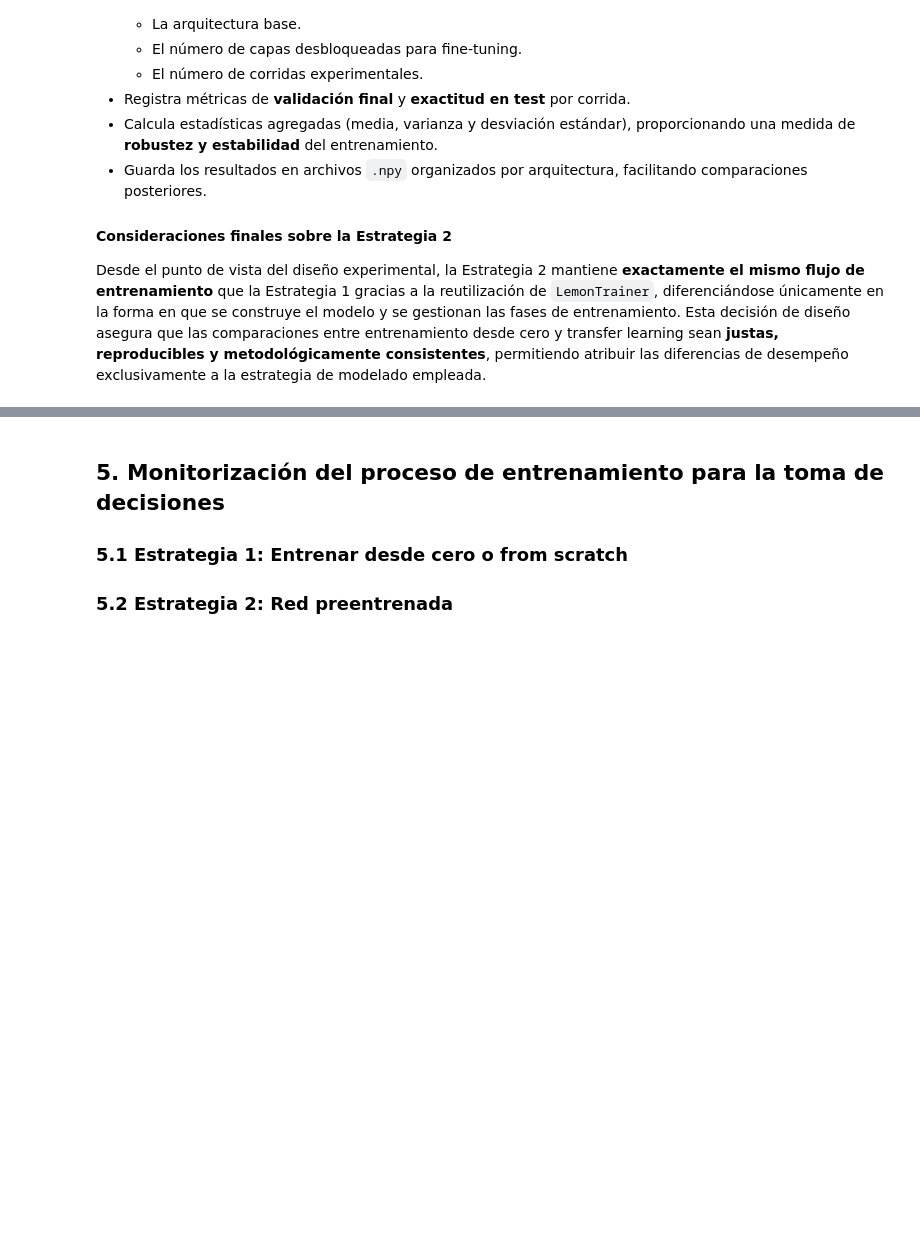
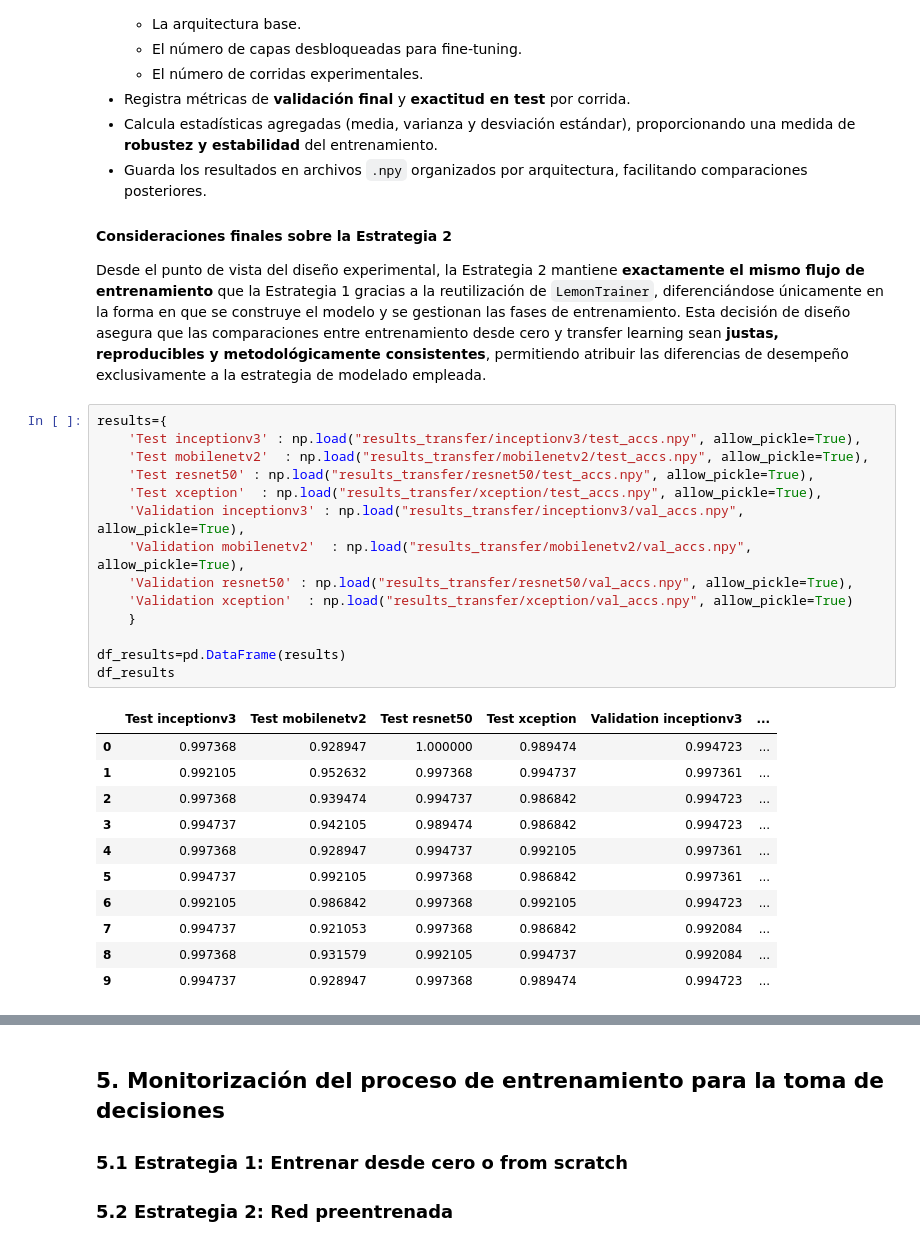
Before and after one commit to fresvel/07MIAR_PROYECTO, a Jupyter notebook: 07MIAR_Proyecto.ipynb, the cells around one changed output, grey strips where cells are left out. Saved outputs shown, nothing was run; the diff lists cells and outputs as text; blank space fills up the shorter version.

```diff
--- a/07MIAR_Proyecto.ipynb
+++ b/07MIAR_Proyecto.ipynb
@@ -549,3 +554,29 @@ La ejecución de los experimentos de transfer learning se automatizó mediante e
 #### Consideraciones finales sobre la Estrategia 2
 
 Desde el punto de vista del diseño experimental, la Estrategia 2 mantiene **exactamente el mismo flujo de entrenamiento** que la Estrategia 1 gracias a la reutilización de `LemonTrainer`, diferenciándose únicamente en la forma en que se construye el modelo y se gestionan las fases de entrenamiento. Esta decisión de diseño asegura que las comparaciones entre entrenamiento desde cero y transfer learning sean **justas, reproducibles y metodológicamente consistentes**, permitiendo atribuir las diferencias de desempeño exclusivamente a la estrategia de modelado empleada.
+# %%
+results={
+    'Test inceptionv3' : np.load("results_transfer/inceptionv3/test_accs.npy", allow_pickle=True),
+    'Test mobilenetv2'  : np.load("results_transfer/mobilenetv2/test_accs.npy", allow_pickle=True),
+    'Test resnet50' : np.load("results_transfer/resnet50/test_accs.npy", allow_pickle=True),
+    'Test xception'  : np.load("results_transfer/xception/test_accs.npy", allow_pickle=True),
+    'Validation inceptionv3' : np.load("results_transfer/inceptionv3/val_accs.npy", allow_pickle=True),
+    'Validation mobilenetv2'  : np.load("results_transfer/mobilenetv2/val_accs.npy", allow_pickle=True),
+    'Validation resnet50' : np.load("results_transfer/resnet50/val_accs.npy", allow_pickle=True),
+    'Validation xception'  : np.load("results_transfer/xception/val_accs.npy", allow_pickle=True)
+    }
+
+df_results=pd.DataFrame(results)
+df_results
+# %% [output]
+|  | Test inceptionv3 | Test mobilenetv2 | Test resnet50 | Test xception | Validation inceptionv3 | ... |
+| 0 | 0.997368 | 0.928947 | 1.000000 | 0.989474 | 0.994723 | ... |
+| 1 | 0.992105 | 0.952632 | 0.997368 | 0.994737 | 0.997361 | ... |
+| 2 | 0.997368 | 0.939474 | 0.994737 | 0.986842 | 0.994723 | ... |
+| 3 | 0.994737 | 0.942105 | 0.989474 | 0.986842 | 0.994723 | ... |
+| 4 | 0.997368 | 0.928947 | 0.994737 | 0.992105 | 0.997361 | ... |
+| 5 | 0.994737 | 0.992105 | 0.997368 | 0.986842 | 0.997361 | ... |
+| 6 | 0.992105 | 0.986842 | 0.997368 | 0.992105 | 0.994723 | ... |
+| 7 | 0.994737 | 0.921053 | 0.997368 | 0.986842 | 0.992084 | ... |
+| 8 | 0.997368 | 0.931579 | 0.992105 | 0.994737 | 0.992084 | ... |
+| 9 | 0.994737 | 0.928947 | 0.997368 | 0.989474 | 0.994723 | ... |
```
Also changed, not shown: parts of 24 cells of this notebook, 3 other files.
